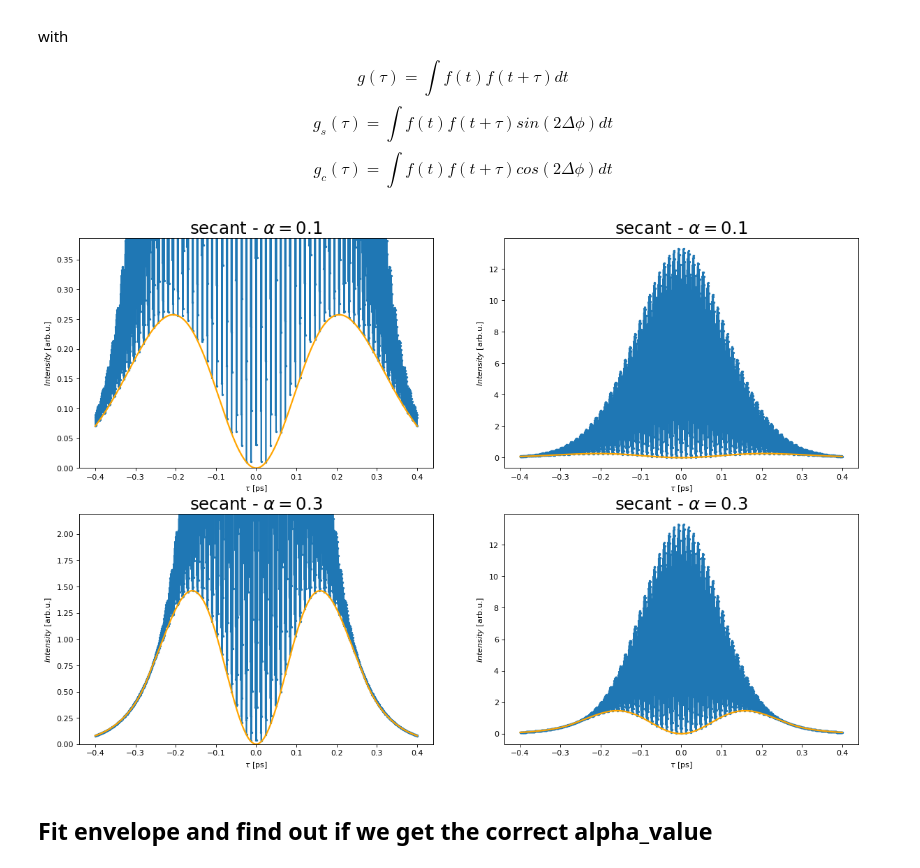
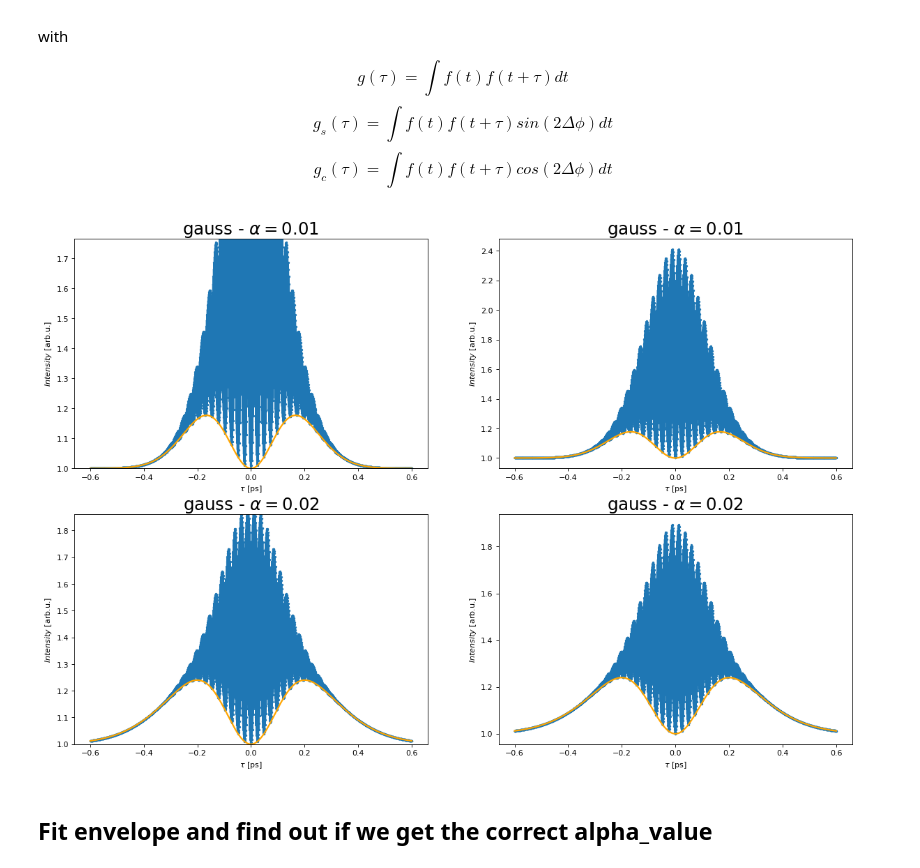
Before and after one commit to JKU-HFP/Chirp-Diagnostic, a Jupyter notebook: Fitting_MOSAIC_Signal_with_Envelope.ipynb, the cells around one changed output. Cells and saved outputs as stored; diff of their text form; code cells hidden in the pictures.

```diff
--- a/Fitting_MOSAIC_Signal_with_Envelope.ipynb
+++ b/Fitting_MOSAIC_Signal_with_Envelope.ipynb
@@ -17,7 +17,7 @@ Import data from binary "pickle" file:
 # %%
 path = r"../../Data/Autocorrelator/Simulation/"
 # %%
-filename =  path + "2018-11-07 14_05_43.542080_Autocorrelation_Simulation_Secant.pkl"
+filename =  path + "2018-11-08 13_25_36.792694_Autocorrelation_Simulation_Gauss.pkl"
 # %%
 with open(filename, 'rb') as file:
     data_type, laser_shape, tau_values_1, I_M_filtered_values_1, \
@@ -111,7 +111,7 @@ def g_c(tau, f, delta_phi, A, tau_0, omega, alpha):
 def S_min(tau_values, f, delta_phi, A, tau_0, omega, alpha):
     S_min_values = np.array(())
     for tau in tau_values:
-        S_min_values = np.append(S_min_values, 2 * g(tau, f, A, tau_0, omega, alpha)
+        S_min_values = np.append(S_min_values, 1 + 2 * g(tau, f, A, tau_0, omega, alpha)
                                  - 2 *(g_s(tau, f, delta_phi, A, tau_0, omega, alpha)**2
                                      + g_c(tau, f, delta_phi, A, tau_0, omega, alpha)**2)**(1/2))
     return S_min_values
@@ -135,27 +135,27 @@ elif laser_shape == "secant":
 # %%
 # Create a figure of size 8x6 inches, 80 dots per inch
 plt.figure(figsize=(18, alpha_values.size * 6), dpi=80)
 
 for i in range(alpha_values.size):
     plt.subplot(alpha_values.size, 2, 2 * i + 1)
     plt.title(laser_shape + r" - $\alpha = {}$".format(alpha_values[i]), fontsize=22)
     plt.xlabel(r"$\tau$ [ps]")
     plt.ylabel(r"$Intensity$ [arb.u.]")
-    plt.ylim(0, np.max(S_min_values_3[:,i]) * 1.5)
+    plt.ylim(1, np.max(S_min_values_3[:,i]) * 1.5)
     plt.plot(tau_values_1, I_M_filtered_values_1[:,i], ".",  ls="-", markersize=4)
     plt.plot(tau_values_1, S_min_values_3[:,i], linewidth=2, color="orange")
 
 
     plt.subplot(alpha_values.size, 2, 2 * i + 2)
     plt.title(laser_shape + r" - $\alpha = {}$".format(alpha_values[i]), fontsize=22)
     plt.xlabel(r"$\tau$ [ps]")
     plt.ylabel(r"$Intensity$ [arb.u.]")
     plt.plot(tau_values_1, I_M_filtered_values_1[:,i], ".",  ls="-", markersize=4)
     plt.plot(tau_values_1, S_min_values_3[:,i], linewidth=2, color="orange")
 
 plt.show()
 # %% [output]
-[figure, old version]
+[figure, new version]
 # %% [markdown]
 ## Fit envelope and find out if we get the correct alpha_value
 # %%
```
Also changed, not shown: parts of 3 cells of this notebook, 2 other files.
